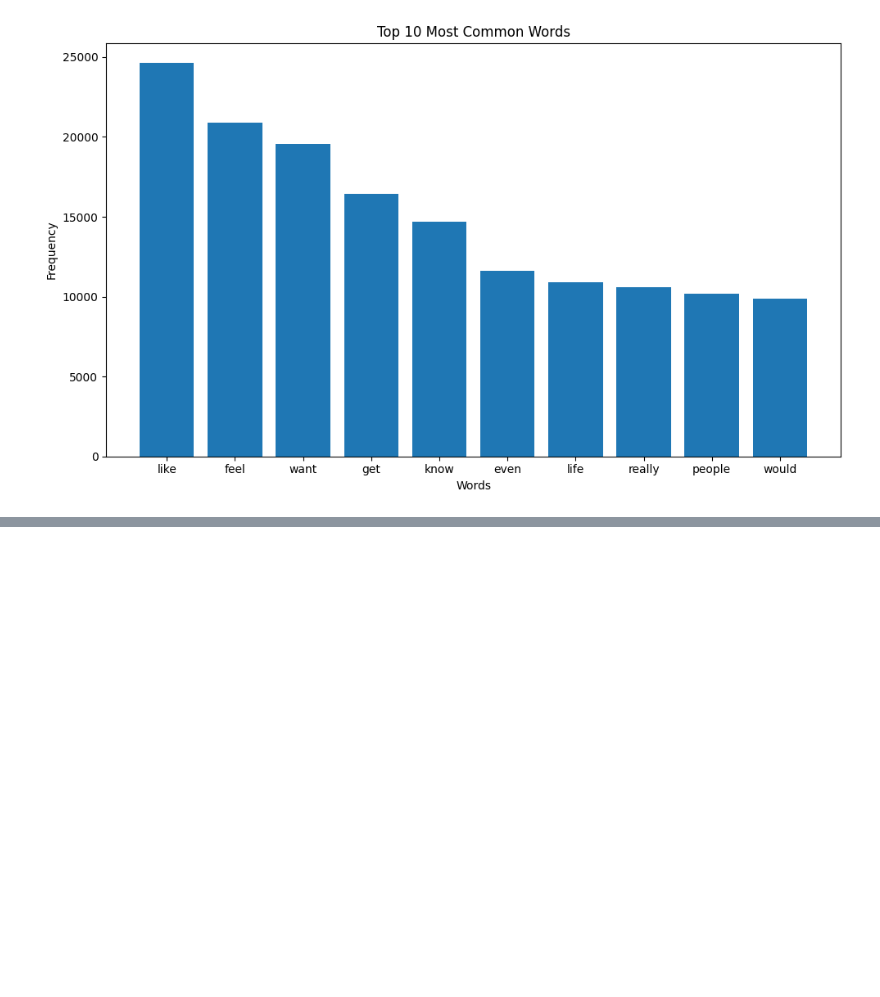
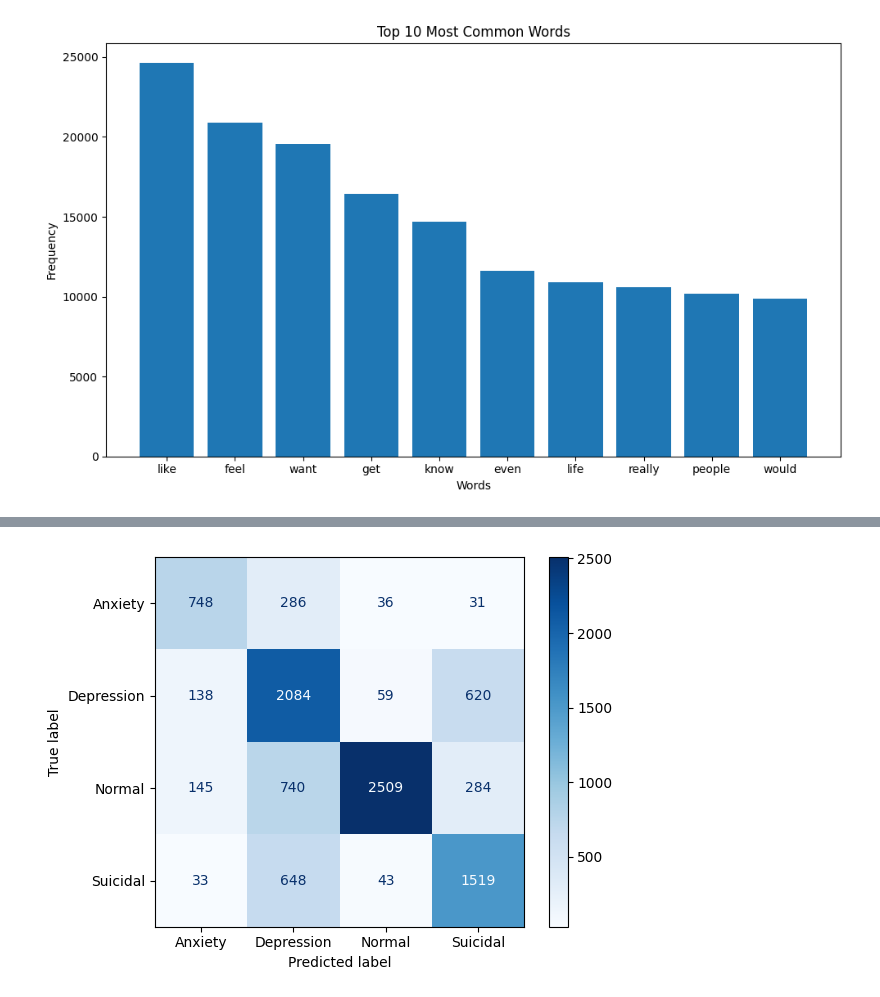
Before and after one commit to Ibrahim581/LIN_371_Project, a Jupyter notebook: Mental_Health_Analysis.ipynb, the cells around one changed output, grey strips where cells are left out. Drawn from its saved outputs; the diff is of its cells as text; code cells hidden in the pictures; blank space fills up the shorter version.

```diff
--- a/Mental_Health_Analysis.ipynb
+++ b/Mental_Health_Analysis.ipynb
@@ -80,0 +188,7 @@ freq_df = plot_most_freq_words(text, stop_words)
+# %%
+# Confusion Matrix for Naive Bayes
+disp = ConfusionMatrixDisplay(confusion_matrix=cm_nb, display_labels=emotion_map)
+disp.plot(cmap=plt.cm.Blues)
+plt.show()
+# %% [output]
+[figure, added]
```
Also changed, not shown: parts of 23 cells of this notebook.
